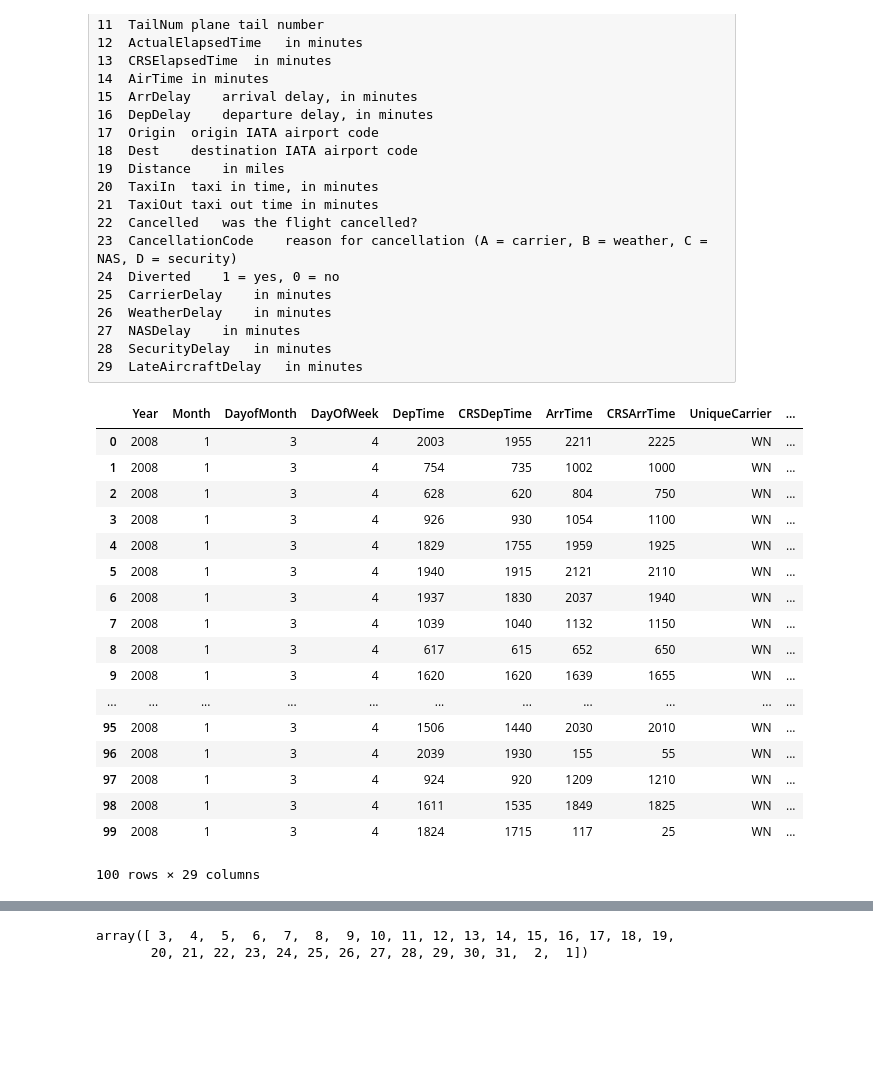
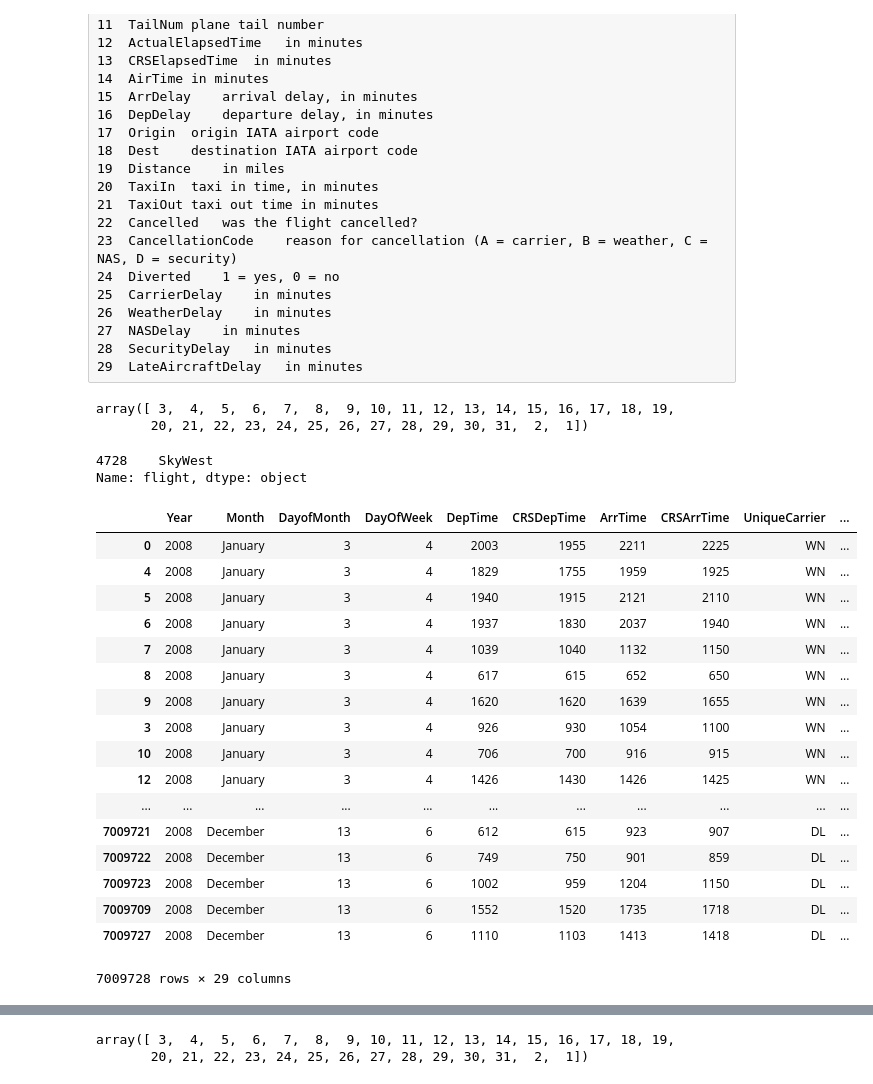
Before and after one commit to ruimaranhao/DataAnalystNanodegree, a Jupyter notebook: P6/processdata.ipynb, the cells around one changed output, grey strips where cells are left out. Saved outputs shown, nothing was run; the diff lists cells and outputs as text; code cells hidden in the pictures; blank space fills up the shorter version.

```diff
--- a/P6/processdata.ipynb
+++ b/P6/processdata.ipynb
@@ -34,24 +34,39 @@ Name	Description
 27	NASDelay	in minutes
 28	SecurityDelay	in minutes
 29	LateAircraftDelay	in minutes
-# %%
-df.head(100)
-# %% [output]
-|  | Year | Month | DayofMonth | DayOfWeek | DepTime | CRSDepTime | ArrTime | CRSArrTime | UniqueCarrier | ... |
-| 0 | 2008 | 1 | 3 | 4 | 2003 | 1955 | 2211 | 2225 | WN | ... |
-| 1 | 2008 | 1 | 3 | 4 | 754 | 735 | 1002 | 1000 | WN | ... |
-| 2 | 2008 | 1 | 3 | 4 | 628 | 620 | 804 | 750 | WN | ... |
-| 3 | 2008 | 1 | 3 | 4 | 926 | 930 | 1054 | 1100 | WN | ... |
-| 4 | 2008 | 1 | 3 | 4 | 1829 | 1755 | 1959 | 1925 | WN | ... |
-| 5 | 2008 | 1 | 3 | 4 | 1940 | 1915 | 2121 | 2110 | WN | ... |
-| 6 | 2008 | 1 | 3 | 4 | 1937 | 1830 | 2037 | 1940 | WN | ... |
-| 7 | 2008 | 1 | 3 | 4 | 1039 | 1040 | 1132 | 1150 | WN | ... |
-| 8 | 2008 | 1 | 3 | 4 | 617 | 615 | 652 | 650 | WN | ... |
-| 9 | 2008 | 1 | 3 | 4 | 1620 | 1620 | 1639 | 1655 | WN | ... |
-| ... | ... | ... | ... | ... | ... | ... | ... | ... | ... | ... |
-| 95 | 2008 | 1 | 3 | 4 | 1506 | 1440 | 2030 | 2010 | WN | ... |
-| 96 | 2008 | 1 | 3 | 4 | 2039 | 1930 | 155 | 55 | WN | ... |
-| 97 | 2008 | 1 | 3 | 4 | 924 | 920 | 1209 | 1210 | WN | ... |
-| 98 | 2008 | 1 | 3 | 4 | 1611 | 1535 | 1849 | 1825 | WN | ... |
-| 99 | 2008 | 1 | 3 | 4 | 1824 | 1715 | 117 | 25 | WN | ... |
-100 rows × 29 columns
+# %%
+df['DayofMonth'].unique()
+# %% [output]
+array([ 3,  4,  5,  6,  7,  8,  9, 10, 11, 12, 13, 14, 15, 16, 17, 18, 19,
+       20, 21, 22, 23, 24, 25, 26, 27, 28, 29, 30, 31,  2,  1])
+# %%
+dfa = pd.read_csv("data/airline_codes.csv")
+dfa[dfa.code == 'OO']['flight']
+# %% [output]
+4728    SkyWest
+Name: flight, dtype: object
+# %%
+import datetime
+
+df = df.sort(['Month'], ascending=[1])
+df['Month'] = df['Month'].apply(lambda x: datetime.date(1900, x, 1).strftime('%B'))
+df.head()
+# %% [output]
+|  | Year | Month | DayofMonth | DayOfWeek | DepTime | CRSDepTime | ArrTime | CRSArrTime | UniqueCarrier | ... |
+| 0 | 2008 | January | 3 | 4 | 2003 | 1955 | 2211 | 2225 | WN | ... |
+| 4 | 2008 | January | 3 | 4 | 1829 | 1755 | 1959 | 1925 | WN | ... |
+| 5 | 2008 | January | 3 | 4 | 1940 | 1915 | 2121 | 2110 | WN | ... |
+| 6 | 2008 | January | 3 | 4 | 1937 | 1830 | 2037 | 1940 | WN | ... |
+| 7 | 2008 | January | 3 | 4 | 1039 | 1040 | 1132 | 1150 | WN | ... |
+| 8 | 2008 | January | 3 | 4 | 617 | 615 | 652 | 650 | WN | ... |
+| 9 | 2008 | January | 3 | 4 | 1620 | 1620 | 1639 | 1655 | WN | ... |
+| 3 | 2008 | January | 3 | 4 | 926 | 930 | 1054 | 1100 | WN | ... |
+| 10 | 2008 | January | 3 | 4 | 706 | 700 | 916 | 915 | WN | ... |
+| 12 | 2008 | January | 3 | 4 | 1426 | 1430 | 1426 | 1425 | WN | ... |
+| ... | ... | ... | ... | ... | ... | ... | ... | ... | ... | ... |
+| 7009721 | 2008 | December | 13 | 6 | 612 | 615 | 923 | 907 | DL | ... |
+| 7009722 | 2008 | December | 13 | 6 | 749 | 750 | 901 | 859 | DL | ... |
+| 7009723 | 2008 | December | 13 | 6 | 1002 | 959 | 1204 | 1150 | DL | ... |
+| 7009709 | 2008 | December | 13 | 6 | 1552 | 1520 | 1735 | 1718 | DL | ... |
+| 7009727 | 2008 | December | 13 | 6 | 1110 | 1103 | 1413 | 1418 | DL | ... |
+7009728 rows × 29 columns
```
Also changed, not shown: parts of 2 cells of this notebook, 3 other files.
